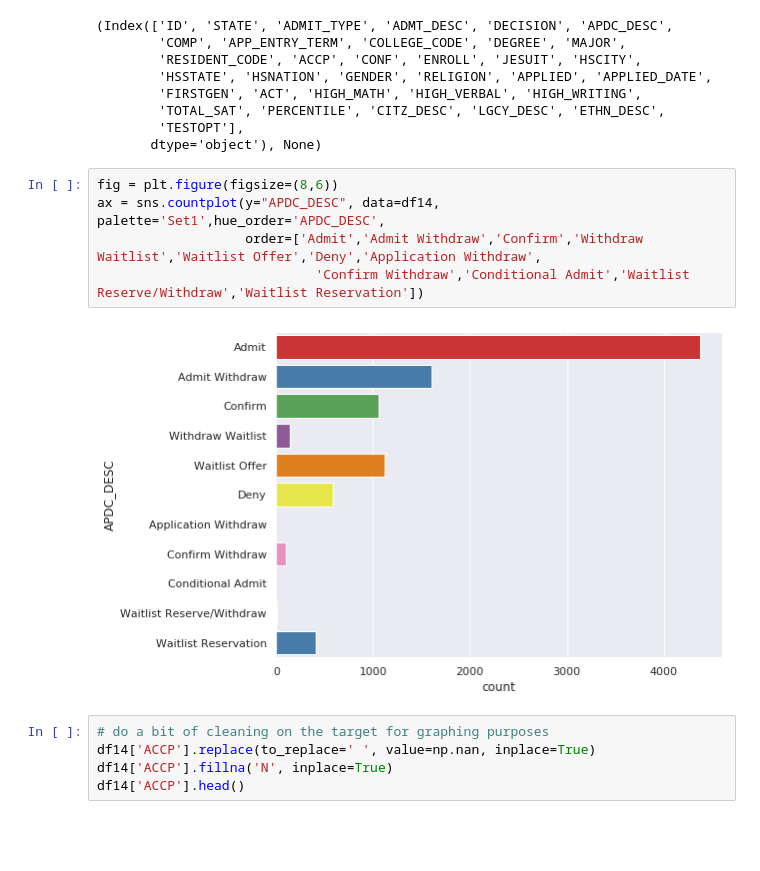
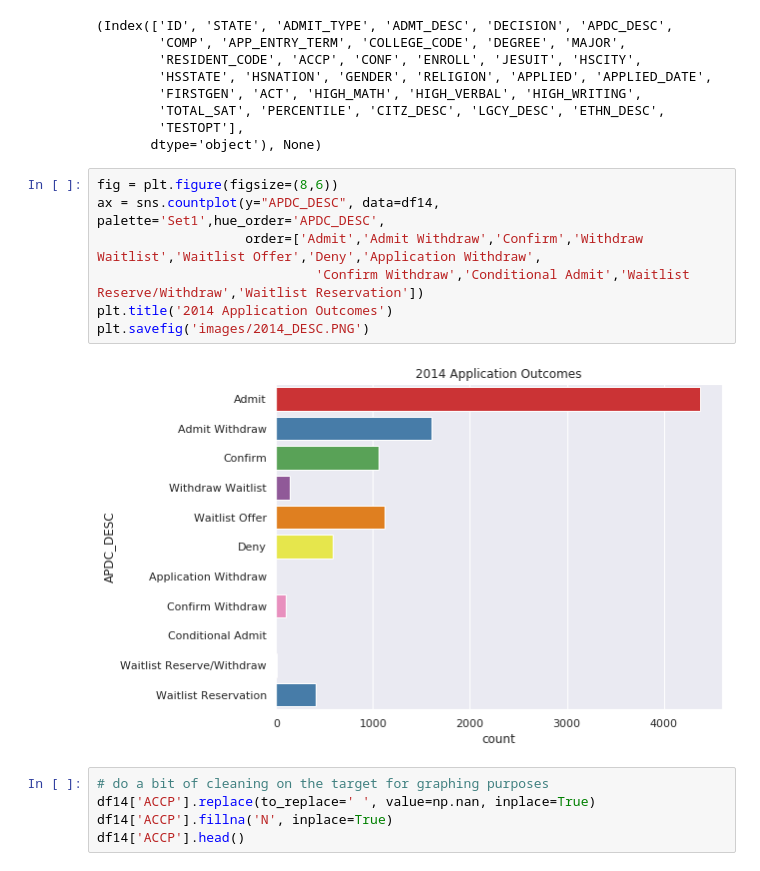
Before and after one commit to Kerry-Clarke/ba590_capstone, a Jupyter notebook: admissions_EDA.ipynb, the cells around one changed output. Saved outputs shown, nothing was run; the diff lists cells and outputs as text; blank space fills up the shorter version.

Commit message:
fixed images files

```diff
--- a/admissions_EDA.ipynb
+++ b/admissions_EDA.ipynb
@@ -50,10 +50,12 @@ memory usage: 2.6+ MB
 # %%
 fig = plt.figure(figsize=(8,6))
 ax = sns.countplot(y="APDC_DESC", data=df14, palette='Set1',hue_order='APDC_DESC',
                    order=['Admit','Admit Withdraw','Confirm','Withdraw Waitlist','Waitlist Offer','Deny','Application Withdraw',
                             'Confirm Withdraw','Conditional Admit','Waitlist Reserve/Withdraw','Waitlist Reservation'])
+plt.title('2014 Application Outcomes')
+plt.savefig('images/2014_DESC.PNG')
 # %% [output]
-[figure, old version]
+[figure, new version]
 # %%
 # do a bit of cleaning on the target for graphing purposes
 df14['ACCP'].replace(to_replace=' ', value=np.nan, inplace=True)
```
Also changed, not shown: parts of 10 cells of this notebook, 7 other files.
